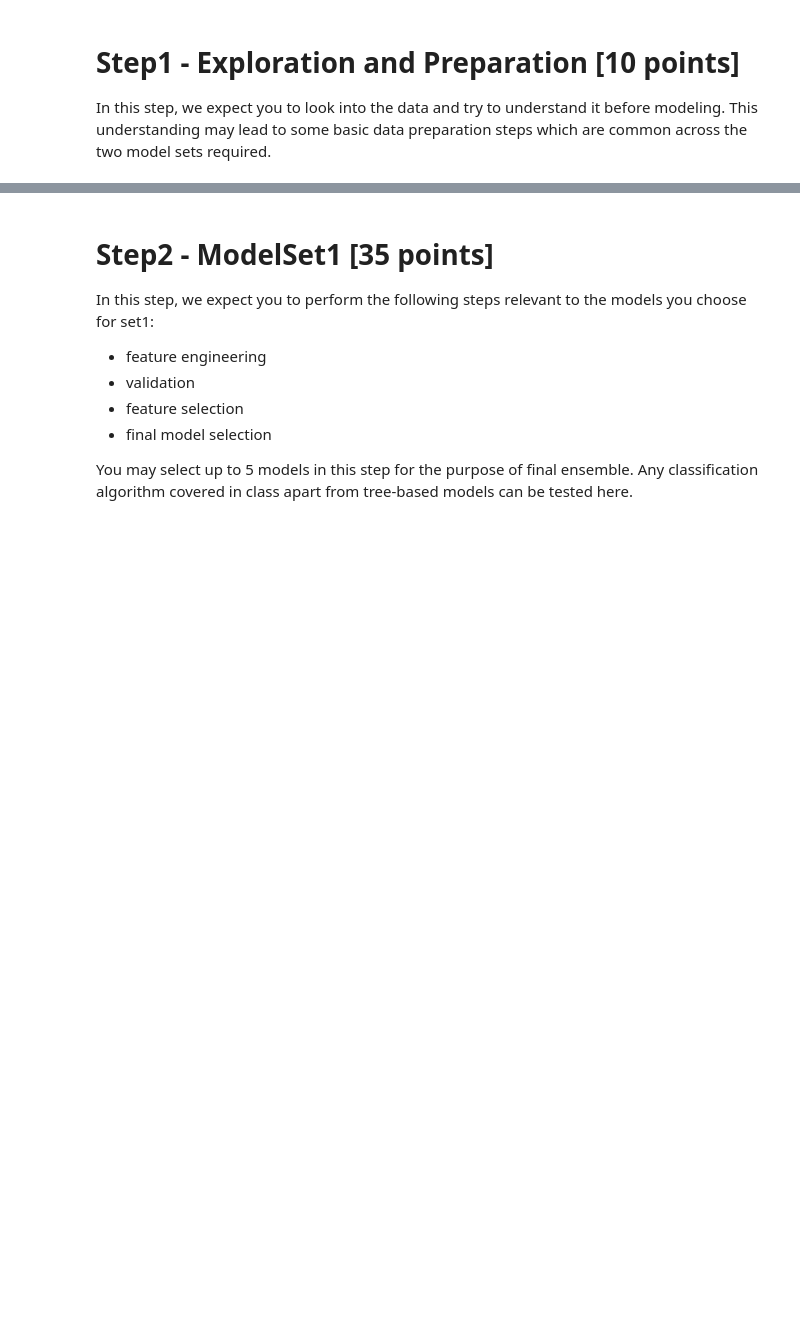
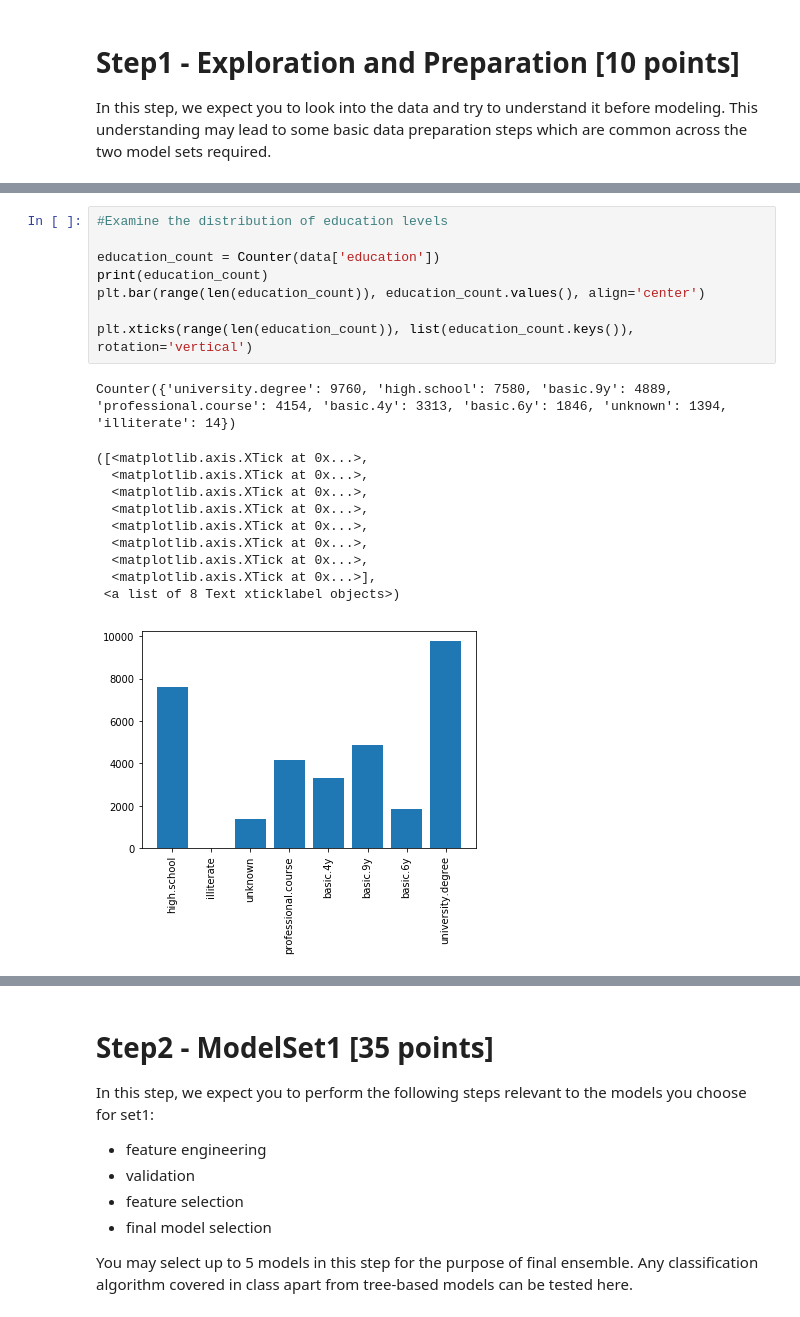
Before and after one commit to wl2522/BankMarketingCampaign, a Jupyter notebook: hw3_starter_notebook.ipynb, the cells around one changed output, grey strips where cells are left out. Cells and saved outputs as stored; diff of their text form; blank space fills up the shorter version.

```diff
--- a/hw3_starter_notebook.ipynb
+++ b/hw3_starter_notebook.ipynb
@@ -22,0 +59,20 @@ In this step, we expect you to look into the data and try to understand it befor
+# %%
+#Examine the distribution of education levels
+
+education_count = Counter(data['education'])
+print(education_count)
+plt.bar(range(len(education_count)), education_count.values(), align='center')
+
+plt.xticks(range(len(education_count)), list(education_count.keys()), rotation='vertical')
+# %% [output]
+Counter({'university.degree': 9760, 'high.school': 7580, 'basic.9y': 4889, 'professional.course': 4154, 'basic.4y': 3313, 'basic.6y': 1846, 'unknown': 1394, 'illiterate': 14})
+([<matplotlib.axis.XTick at 0x...>,
+  <matplotlib.axis.XTick at 0x...>,
+  <matplotlib.axis.XTick at 0x...>,
+  <matplotlib.axis.XTick at 0x...>,
+  <matplotlib.axis.XTick at 0x...>,
+  <matplotlib.axis.XTick at 0x...>,
+  <matplotlib.axis.XTick at 0x...>,
+  <matplotlib.axis.XTick at 0x...>],
+ <a list of 8 Text xticklabel objects>)
+[figure, added]
```
Also changed, not shown: parts of 7 cells of this notebook.
